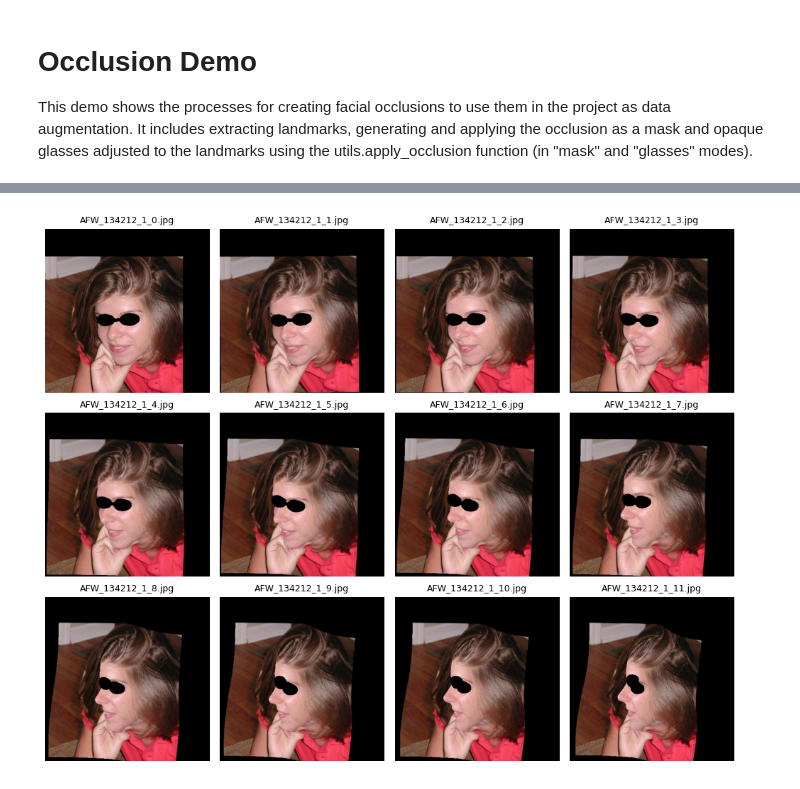
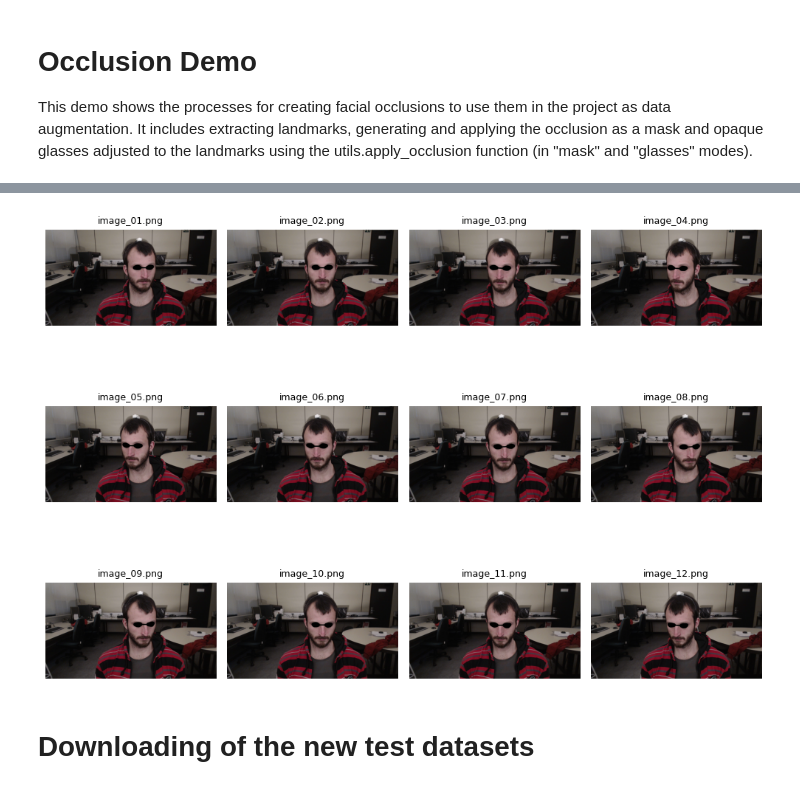
Before and after one commit to enricbaixauli/CV2_final_project, a Jupyter notebook: occlusion_demo.ipynb, the cells around one changed output, grey strips where cells are left out. Drawn from its saved outputs; the diff is of its cells as text; code cells hidden in the pictures.

```diff
--- a/occlusion_demo.ipynb
+++ b/occlusion_demo.ipynb
@@ -15,4 +21,5 @@ NOSE     = slice(27, 36)
 EYES     = slice(36, 48)
 MOUTH    = slice(48, 68)
 
-test_images = [f"./dataset/300W_LP/AFW/AFW_134212_1_{i}.jpg" for i in range(12)]
+test_images = [f"./dataset/test/image_{i+1:02d}.png" for i in range(12)]
+print(test_images)
@@ -27,17 +36,19 @@ colors = {
 
 fig, axes = plt.subplots(3, 4, figsize=(10, 8))
 axes = axes.flatten()
+fa = face_alignment.FaceAlignment(face_alignment.LandmarksType.TWO_D, flip_input=False, device='cpu')
 
 for idx, test_image in enumerate(test_images):
     img = cv2.imread(test_image)
+    print(f"Processing {test_image} with shape {img.shape}")
     img = cv2.cvtColor(img, cv2.COLOR_BGR2RGB)
-    landmarks = utils.extract_landmarks(test_image)
+    landmarks = fa.get_landmarks(img)[0]
     img_points = img.copy()
 
     for name, (part, r, g, b) in colors.items():
         points = landmarks[part]
         for x, y in points:
-            cv2.circle(img_points, (x, y), radius=2, color=(r, g, b), thickness=-1)
+            cv2.circle(img_points, (int(x), int(y)), radius=2, color=(r, g, b), thickness=-1)
 
     axes[idx].imshow(img_points)
     axes[idx].set_title(os.path.basename(test_image), fontsize=9)
@@ -53,18 +93,22 @@ plt.show()
 # %%
-img = cv2.imread(test_image)
-
-test_images = [f"./dataset/300W_LP/AFW/AFW_134212_1_{i}.jpg" for i in range(12)]
-
 fig, axes = plt.subplots(3, 4, figsize=(10, 8))
 axes = axes.flatten()
 
 for idx, test_image in enumerate(test_images):
     img = cv2.imread(test_image)
+    if img is None:
+        continue
+
     img = cv2.cvtColor(img, cv2.COLOR_BGR2RGB)
-    landmarks = utils.extract_landmarks(test_image)
-    occluded_img = utils.apply_occlusion(img, landmarks, mode="mask")
+    preds = fa.get_landmarks(img)
 
-    axes[idx].imshow(occluded_img)
+    if preds is not None and len(preds) > 0:
+        landmarks = preds[0].astype(np.int32)
+        occluded_img = utils.apply_occlusion(img, landmarks, mode="mask")
+        axes[idx].imshow(occluded_img)
+    else:
+        axes[idx].imshow(img)
+
     axes[idx].set_title(os.path.basename(test_image), fontsize=9)
     axes[idx].axis('off')
 
@@ -78,25 +122,31 @@ plt.show()
 # %%
-img = cv2.imread(test_image)
-
-test_images = [f"./dataset/300W_LP/AFW/AFW_134212_1_{i}.jpg" for i in range(12)]
-
 fig, axes = plt.subplots(3, 4, figsize=(10, 8))
 axes = axes.flatten()
 
 for idx, test_image in enumerate(test_images):
     img = cv2.imread(test_image)
+    if img is None:
+        continue
+
     img = cv2.cvtColor(img, cv2.COLOR_BGR2RGB)
-    landmarks = utils.extract_landmarks(test_image)
-    occluded_img = utils.apply_occlusion(img, landmarks, mode="glasses")
+    preds = fa.get_landmarks(img)
 
-    axes[idx].imshow(occluded_img)
+    if preds is not None and len(preds) > 0:
+        landmarks = preds[0].astype(np.int32)
+        occluded_img = utils.apply_occlusion(img, landmarks, mode="glasses")
+        axes[idx].imshow(occluded_img)
+    else:
+        axes[idx].imshow(img)
+
     axes[idx].set_title(os.path.basename(test_image), fontsize=9)
     axes[idx].axis('off')
 
 for idx in range(len(test_images), len(axes)):
     axes[idx].axis('off')
 
 plt.tight_layout()
 plt.show()
 # %% [output]
-[figure, old version]
+[figure, new version]
+# %% [markdown]
+# Downloading of the new test datasets
```
Also changed, not shown: parts of 5 cells of this notebook, 4 other files.
